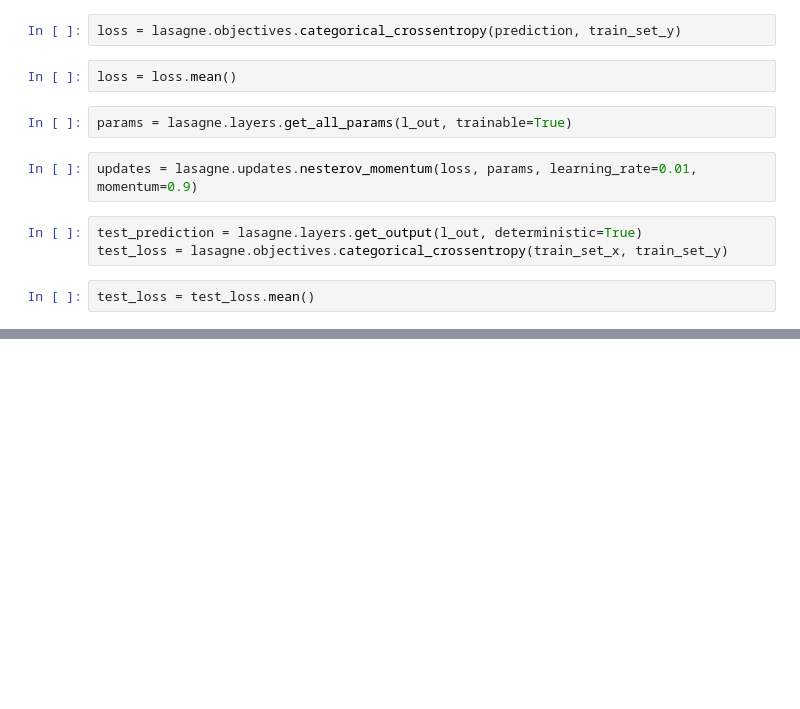
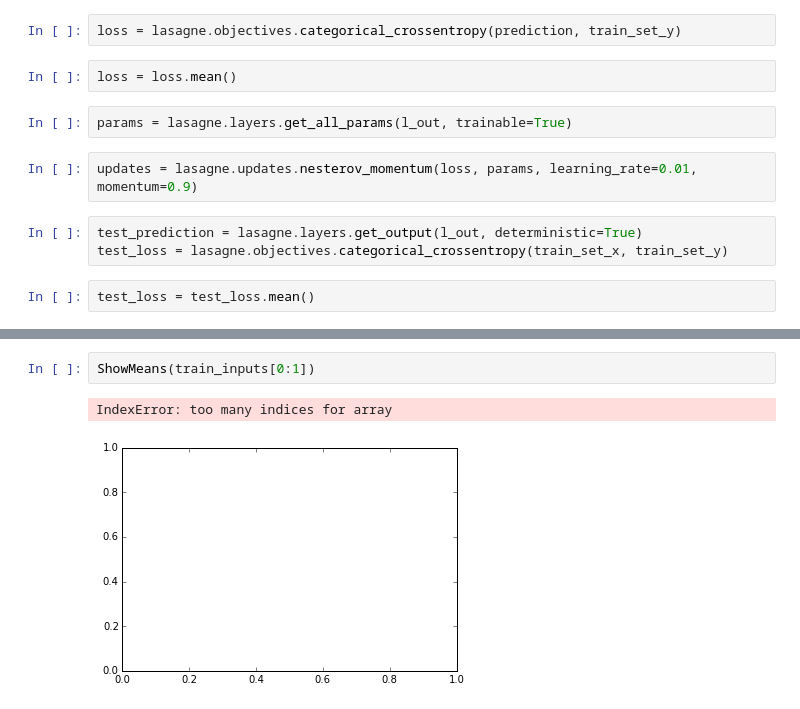
Before and after one commit to Takonan/csc411_a3, a Jupyter notebook: Lasagne .ipynb, the cells around one changed output, grey strips where cells are left out. Saved outputs shown, nothing was run; the diff lists cells and outputs as text; blank space fills up the shorter version.

```diff
--- a/Lasagne .ipynb
+++ b/Lasagne .ipynb
@@ -325,0 +994,5 @@ tensor(*args, **kwargs)
+# %%
+ShowMeans(train_inputs[0:1])
+# %% [output]
+IndexError: too many indices for array
+[figure, added]
```
Also changed, not shown: parts of 56 cells of this notebook.
